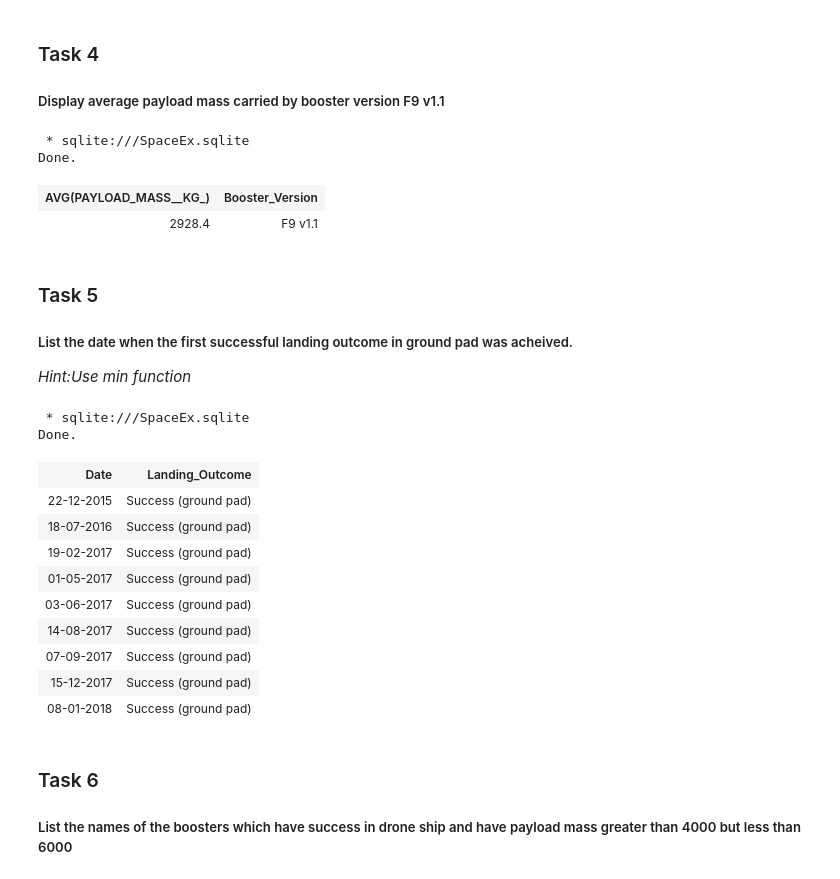
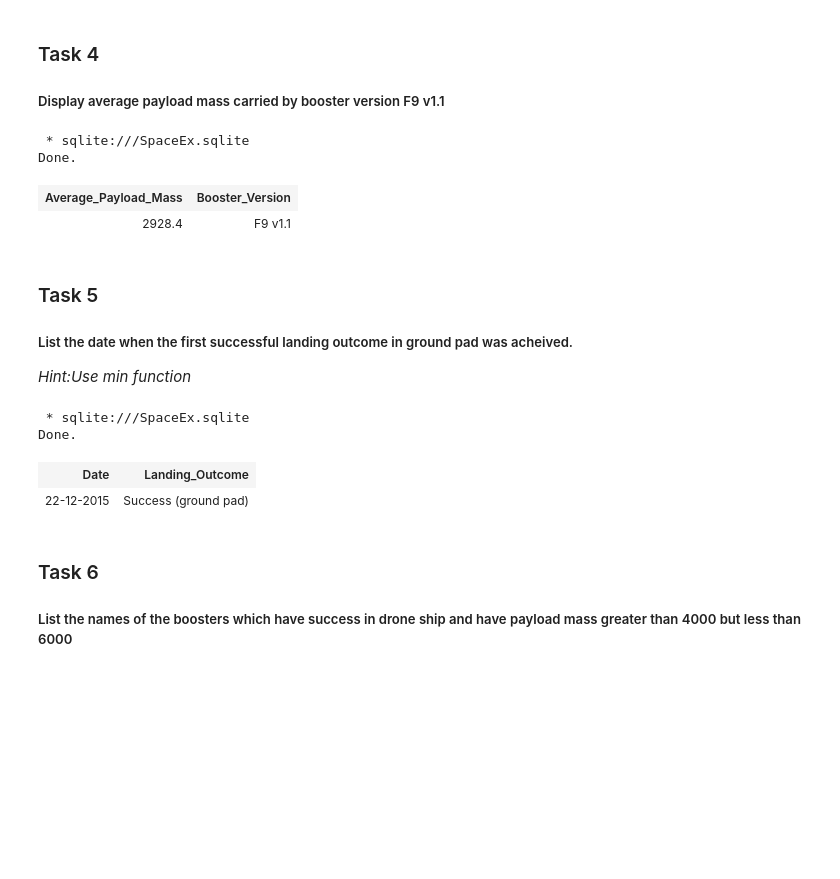
Before and after one commit to Molo-M/SpaceX_Landing_Prediction, a Jupyter notebook: SpaceX_EDA_SQL.ipynb, the cells around one changed output. Drawn from its saved outputs; the diff is of its cells as text; code cells hidden in the pictures; blank space fills up the shorter version.

```diff
--- a/SpaceX_EDA_SQL.ipynb
+++ b/SpaceX_EDA_SQL.ipynb
@@ -182,13 +182,13 @@ Done.
 # %%
 %%sql
 
-select AVG(PAYLOAD_MASS__KG_), Booster_Version
+select AVG(PAYLOAD_MASS__KG_) as Average_Payload_Mass, Booster_Version
 FROM Spacex
 where Booster_Version == 'F9 v1.1'
 # %% [output]
  * sqlite:///SpaceEx.sqlite
 Done.
-| AVG(PAYLOAD_MASS__KG_) | Booster_Version |
+| Average_Payload_Mass | Booster_Version |
 | 2928.4 | F9 v1.1 |
 # %% [markdown]
 ### Task 5
@@ -199,22 +199,15 @@ Done.
 # %%
 %%sql
 
 select Date, Landing_Outcome
 FROM Spacex
 where Landing_Outcome = 'Success (ground pad)'
+limit 1
 # %% [output]
  * sqlite:///SpaceEx.sqlite
 Done.
 | Date | Landing_Outcome |
 | 22-12-2015 | Success (ground pad) |
-| 18-07-2016 | Success (ground pad) |
-| 19-02-2017 | Success (ground pad) |
-| 01-05-2017 | Success (ground pad) |
-| 03-06-2017 | Success (ground pad) |
-| 14-08-2017 | Success (ground pad) |
-| 07-09-2017 | Success (ground pad) |
-| 15-12-2017 | Success (ground pad) |
-| 08-01-2018 | Success (ground pad) |
 # %% [markdown]
 ### Task 6
 
```
